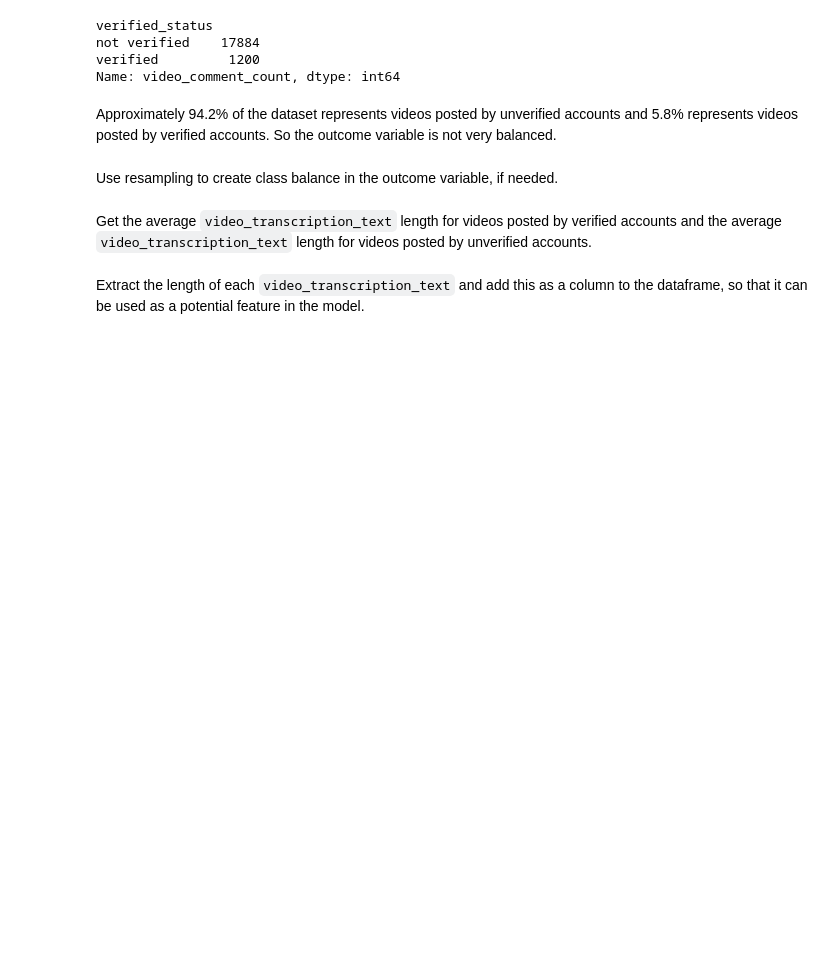
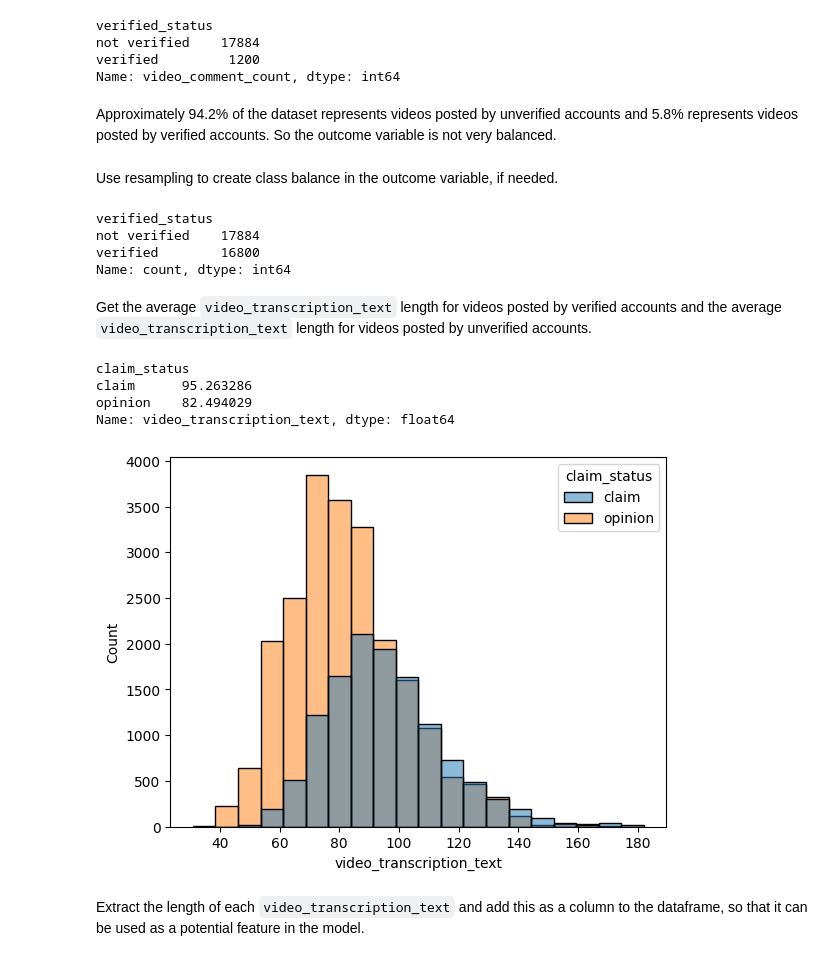
Before and after one commit to SubtlePeon/gada, a Jupyter notebook: Activity_Course 5 TikTok project lab.ipynb, the cells around one changed output. Drawn from its saved outputs; the diff is of its cells as text; code cells hidden in the pictures; blank space fills up the shorter version.

Commit message:
Update some labs
Fix course 5 lab having been reset

```diff
--- a/Activity_Course 5 TikTok project lab.ipynb
+++ b/Activity_Course 5 TikTok project lab.ipynb
@@ -303,15 +306,29 @@ verified_upsampled = pd.concat([data_verified] * upsample_amt, ignore_index = Tr
 
 # Combine majority class with upsampled minority class
 ### YOUR CODE HERE ###
-data_resampled = pd.concat([verified_upsampled, data_unverified])
+data_resampled = pd.concat([verified_upsampled, data_unverified]).reset_index(drop = True)
 
 # Display new class counts
 ### YOUR CODE HERE ###
+data_resampled.value_counts("verified_status")
+# %% [output]
+verified_status
+not verified    17884
+verified        16800
+Name: count, dtype: int64
 # %% [markdown]
 Get the average `video_transcription_text` length for videos posted by verified accounts and the average `video_transcription_text` length for videos posted by unverified accounts.
 # %%
 # Get the average `video_transcription_text` length for claims and the average `video_transcription_text` length for opinions
 ### YOUR CODE HERE ###
+sns.histplot(x = data_resampled["video_transcription_text"].str.len(), hue = data_resampled["claim_status"], bins = 20)
+data_resampled.groupby("claim_status")["video_transcription_text"].apply(lambda x: x.str.len()).groupby("claim_status").agg("mean")
+# %% [output]
+claim_status
+claim      95.263286
+opinion    82.494029
+Name: video_transcription_text, dtype: float64
+[figure, added]
 # %% [markdown]
 Extract the length of each `video_transcription_text` and add this as a column to the dataframe, so that it can be used as a potential feature in the model.
 # %%
```
Also changed, not shown: parts of 46 cells of this notebook, 1 other file.
